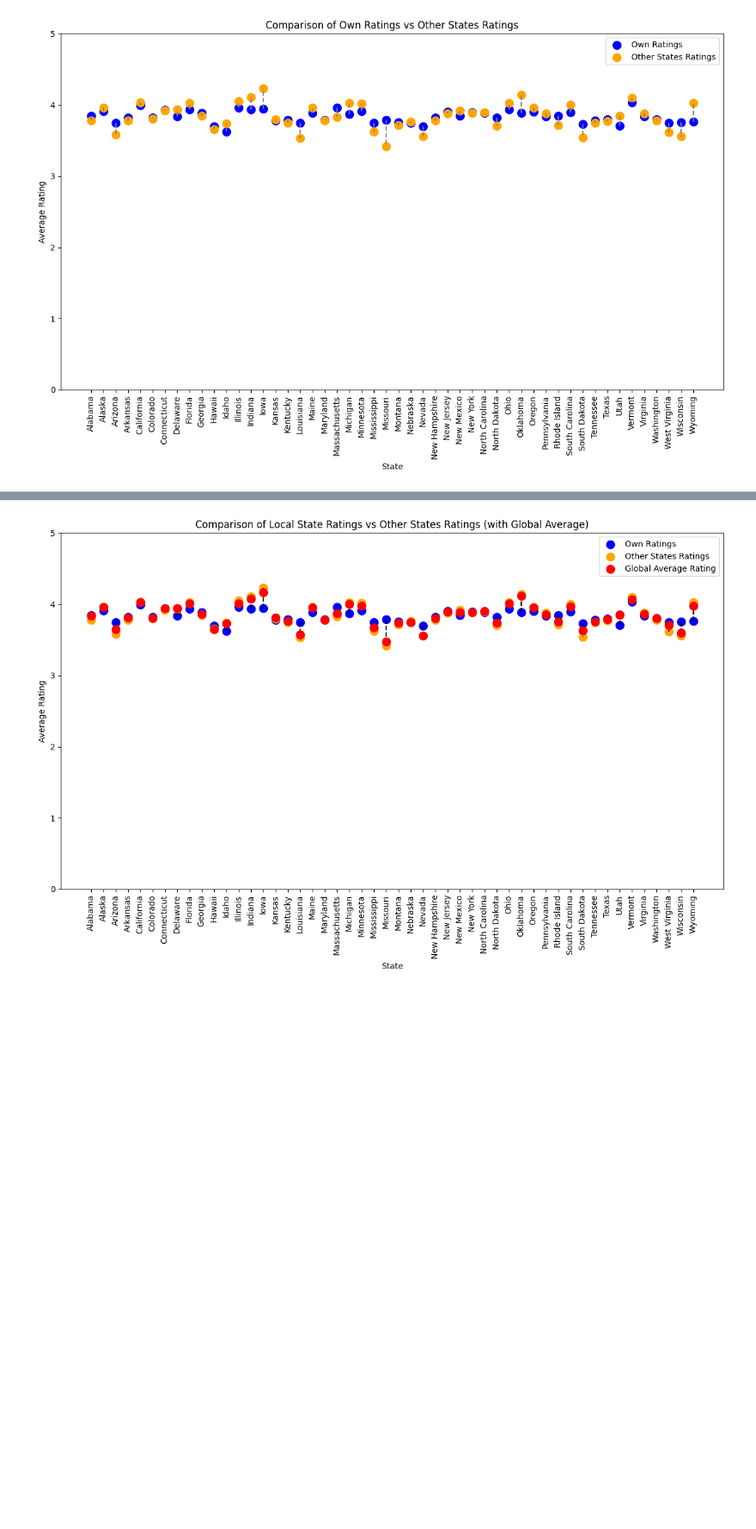
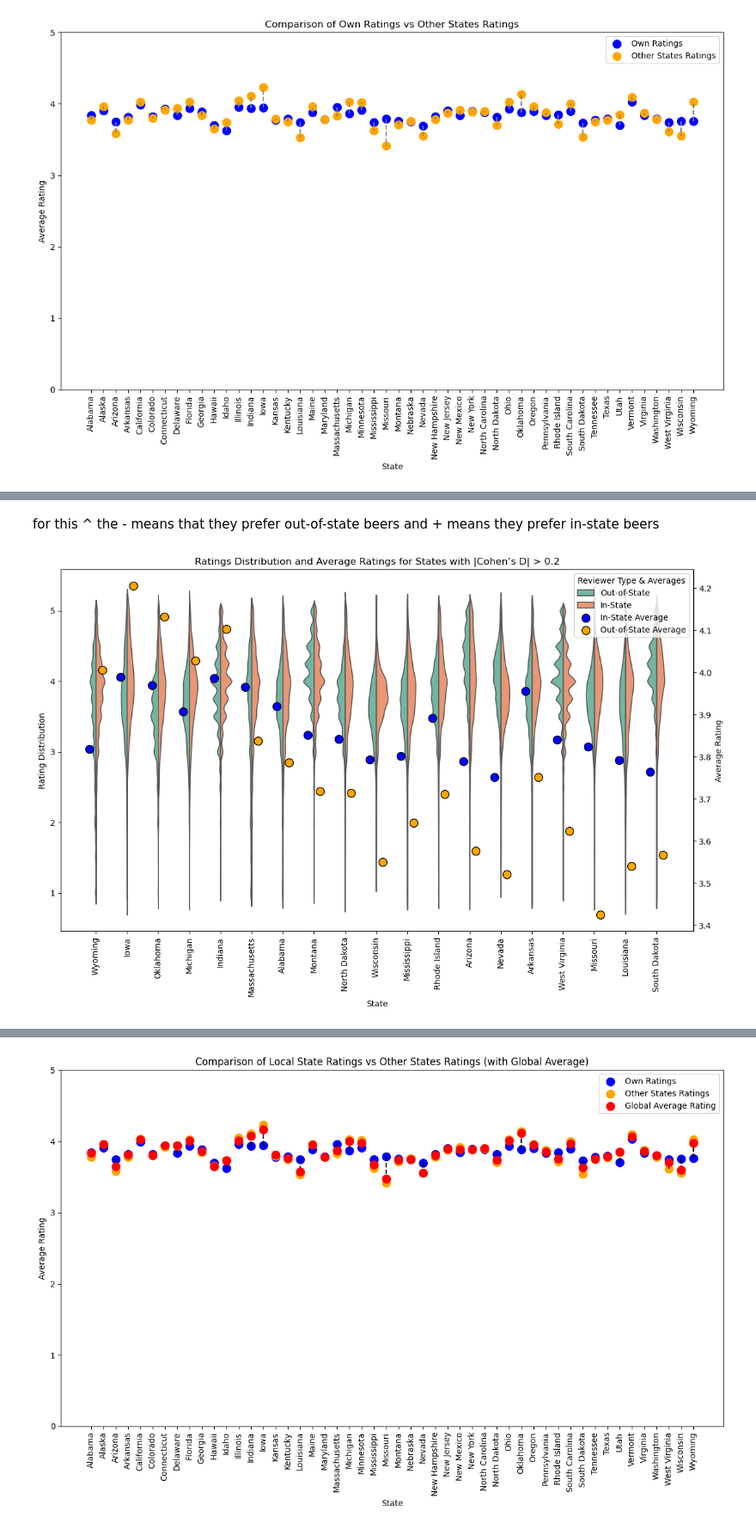
Before and after one commit to epfl-ada/ada-2024-project-x0x0, a Jupyter notebook: src/questions/q1.ipynb, the cells around one changed output, grey strips where cells are left out. Shown at 86% size. Cells and saved outputs as stored; diff of their text form; code cells hidden in the pictures; blank space fills up the shorter version.

```diff
--- a/src/questions/q1.ipynb
+++ b/src/questions/q1.ipynb
@@ -160,0 +274,74 @@ plt.show()
+# %% [markdown]
+for this ^ the - means that they prefer out-of-state beers and + means they prefer in-state beers
+# %%
+significant_states = cohen_df_no_nan[
+    (cohen_df_no_nan['Cohen_d'] > 0.2) | (cohen_df_no_nan['Cohen_d'] < -0.2)
+].index
+
+filtered_ratings = US_ratings[US_ratings['beer_state'].isin(significant_states)]
+
+average_ratings = filtered_ratings.groupby(['beer_state', 'state_IN_VS_OUT'])['rating'].mean().reset_index()
+
+plt.figure(figsize=(12, 8))
+
+ax1 = sns.violinplot(
+    x='beer_state',
+    y='rating',
+    hue='state_IN_VS_OUT',
+    data=filtered_ratings,
+    split=True,
+    inner=None,
+    palette='Set2'
+)
+
+ax1.legend_.remove()
+
+ax1.set_xlabel('State')
+ax1.set_ylabel('Rating Distribution')
+ax1.set_title('Ratings Distribution and Average Ratings for States with |Cohen’s D| > 0.2')
+
+ax2 = ax1.twinx()
+
+colors = {'In-State': 'blue', 'Out-of-State': 'orange'}
+
+labels_added = set()
+
+for i, state in enumerate(significant_states):
+    state_avg_ratings = average_ratings[average_ratings['beer_state'] == state]
+
+    for relation, color in colors.items():
+        avg_value = state_avg_ratings[state_avg_ratings['state_IN_VS_OUT'] == relation]['rating']
+        if not avg_value.empty:
+            x_pos = i  # Position at the state's index
+            offset = -0.2 if relation == 'In-State' else 0.2
+            label = f'{relation} Average' if f'{relation} Average' not in labels_added else None
+
+            ax2.scatter(x_pos + offset, avg_value,
+                        color=color,
+                        edgecolor='black',
+                        s=100,
+                        zorder=3,
+                        label=label)
+            if label is not None:
+                labels_added.add(label)
+
+ax2.set_ylabel('Average Rating')
+
+ax1.set_xticks(range(len(significant_states)))
+ax1.set_xticklabels(significant_states, rotation=90)
+
+lines_1, labels_1 = ax1.get_legend_handles_labels()
+lines_2, labels_2 = ax2.get_legend_handles_labels()
+
+lines_combined, labels_combined = [], []
+for l, la in zip(lines_1 + lines_2, labels_1 + labels_2):
+    if la not in labels_combined:
+        lines_combined.append(l)
+        labels_combined.append(la)
+
+ax1.legend(lines_combined, labels_combined, title='Reviewer Type & Averages', loc='upper right')
+
+plt.tight_layout()
+plt.show()
+# %% [output]
+[figure, added]
```
Also changed, not shown: parts of 3 cells of this notebook.
